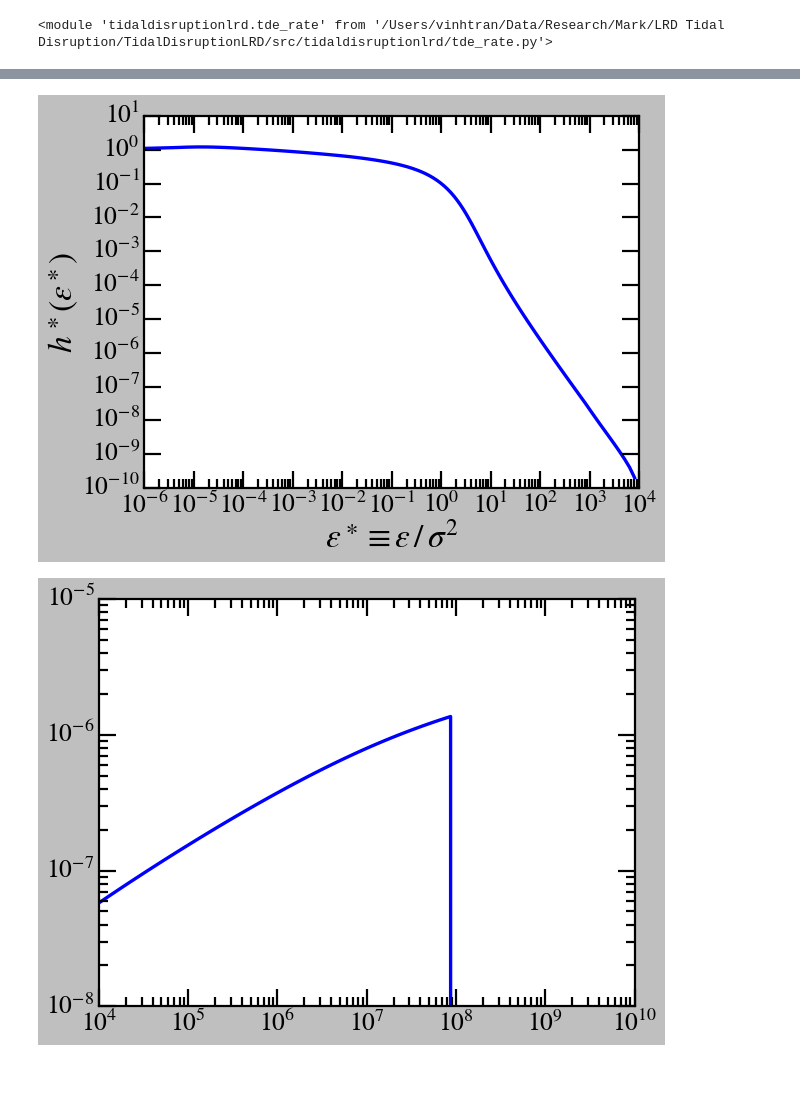
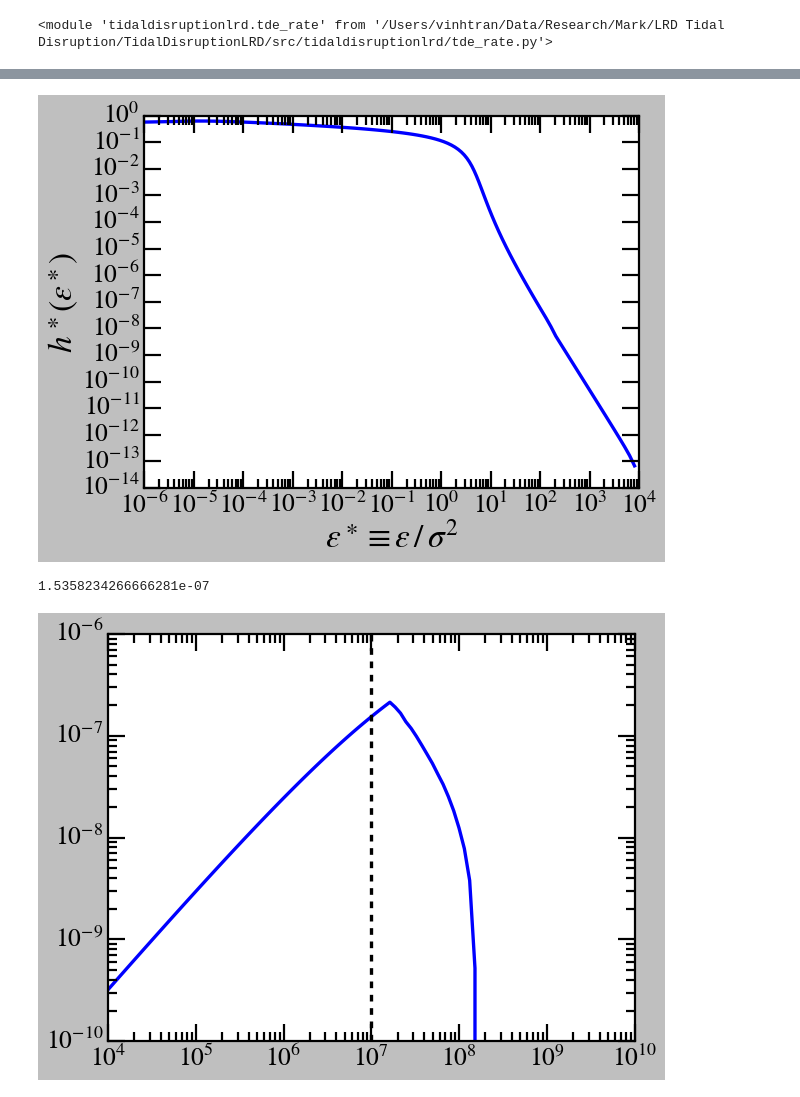
Before and after one commit to vinh-qtran/TidalDisruptionLRD, a Jupyter notebook: nbs/test.ipynb, the cells around one changed output, grey strips where cells are left out. Cells and saved outputs as stored; diff of their text form; code cells hidden in the pictures.

Commit message:
Clean-up & Fix plots

```diff
--- a/nbs/test.ipynb
+++ b/nbs/test.ipynb
@@ -31,7 +30,7 @@ importlib.reload(tde_rate)
 # %%
 profile = stellar_distribution.DehnenProfile(
     M_s=1e1,
-    gamma=2,
+    gamma=1,
     r_bin_min=1e-4,
     r_bin_max=1e6,
     N_bins=1000,
@@ -97,33 +96,38 @@ plt.ylabel(r"$h^\ast (\epsilon^\ast)$")
 plt.tight_layout()
 plt.show()
 # %% [output]
-[figure, old version]
+[figure, new version]
 # %%
 M_bh = np.logspace(4, 10, 100)
 M_s = profile.M_s * M_bh
-a = 10 ** (-0.16) / 0.7447 * (M_s / 10**8.5) ** 0.27
+a = 0.381 * (M_s / 10**8.5) ** 0.27
 r_h = a / profile.a
 
-tde = tde_rate.SingleMassTDERate(
+tde = tde_rate.SalpeterTDERate(
+    m_s_max=2,
     dimensionless_profile=profile,
-    m_s_bins=np.linspace(0.08, 2, 1000),
+    m_s_bins=np.linspace(0.08, 10, 1000),
     M_bhs=M_bh,
     r_hs=r_h,
 )
 # %%
 plt.plot(tde.M_bhs, tde.N_TDEs)
 # plt.plot(tde_const.M_bhs, tde_const.N_TDEs)
+
+plt.axvline(10**7, color="k", ls="--")
+print(10 ** np.interp(7, np.log10(tde.M_bhs), np.log10(tde.N_TDEs)))  # noqa: T201
 
 plt.xscale("log")
 plt.yscale("log")
 
 # plt.xlim(1e4, 1e8)
 # plt.ylim(1e-5, 1e0)
 
 plt.tight_layout()
 plt.show()
 # %% [output]
+1.5358234266666281e-07
-[figure, old version]
+[figure, new version]
 # %%
 idx = np.argmin(np.abs(tde.M_bhs - 1e7))
 
```
Also changed, not shown: parts of 18 cells of this notebook, 37 other files.
